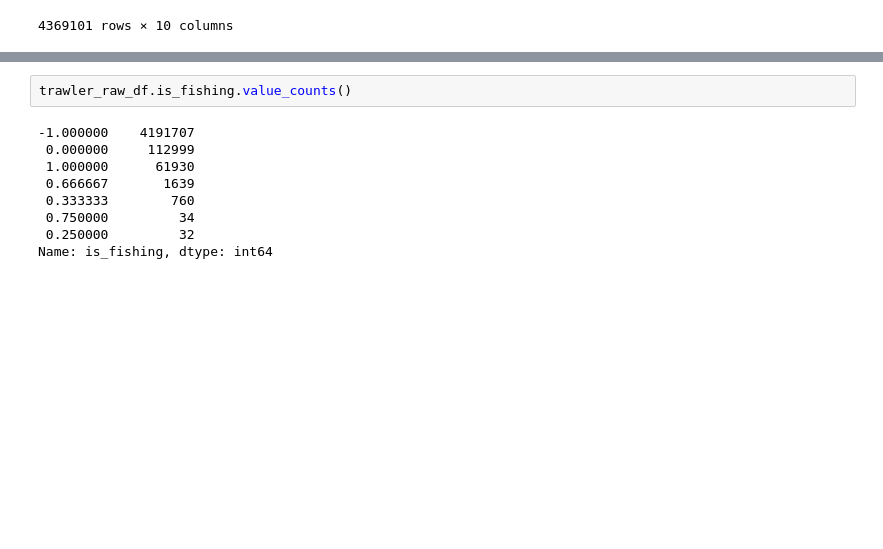
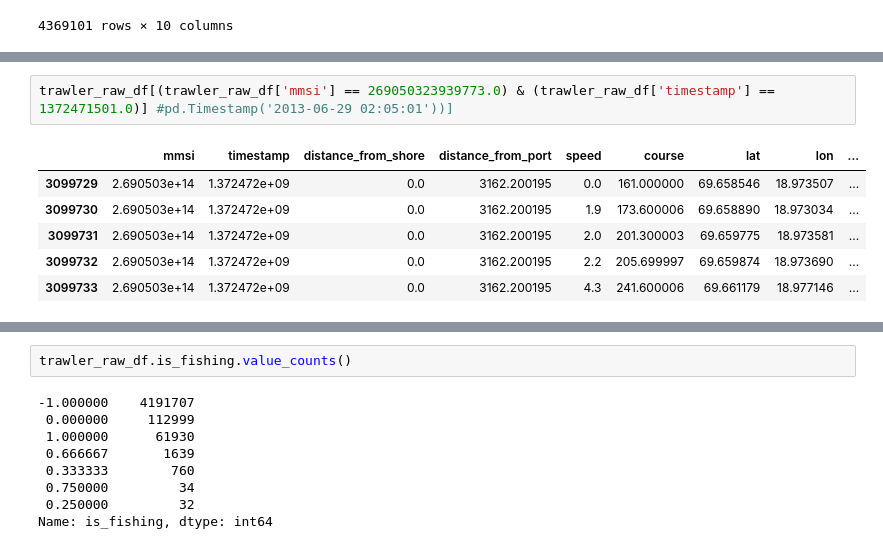
Before and after one commit to KunojiLym/metis_project_3, a Jupyter notebook: eda-fishing-trawler.ipynb, the cells around one changed output, grey strips where cells are left out. Saved outputs shown, nothing was run; the diff lists cells and outputs as text; blank space fills up the shorter version.

```diff
--- a/eda-fishing-trawler.ipynb
+++ b/eda-fishing-trawler.ipynb
@@ -66,0 +104,9 @@ trawler_raw_df
+# %%
+trawler_raw_df[(trawler_raw_df['mmsi'] == 269050323939773.0) & (trawler_raw_df['timestamp'] == 1372471501.0)] #pd.Timestamp('2013-06-29 02:05:01'))]
+# %% [output]
+|  | mmsi | timestamp | distance_from_shore | distance_from_port | speed | course | lat | lon | ... |
+| 3099729 | 2.690503e+14 | 1.372472e+09 | 0.0 | 3162.200195 | 0.0 | 161.000000 | 69.658546 | 18.973507 | ... |
+| 3099730 | 2.690503e+14 | 1.372472e+09 | 0.0 | 3162.200195 | 1.9 | 173.600006 | 69.658890 | 18.973034 | ... |
+| 3099731 | 2.690503e+14 | 1.372472e+09 | 0.0 | 3162.200195 | 2.0 | 201.300003 | 69.659775 | 18.973581 | ... |
+| 3099732 | 2.690503e+14 | 1.372472e+09 | 0.0 | 3162.200195 | 2.2 | 205.699997 | 69.659874 | 18.973690 | ... |
+| 3099733 | 2.690503e+14 | 1.372472e+09 | 0.0 | 3162.200195 | 4.3 | 241.600006 | 69.661179 | 18.977146 | ... |
```
Also changed, not shown: parts of 17 cells of this notebook.
